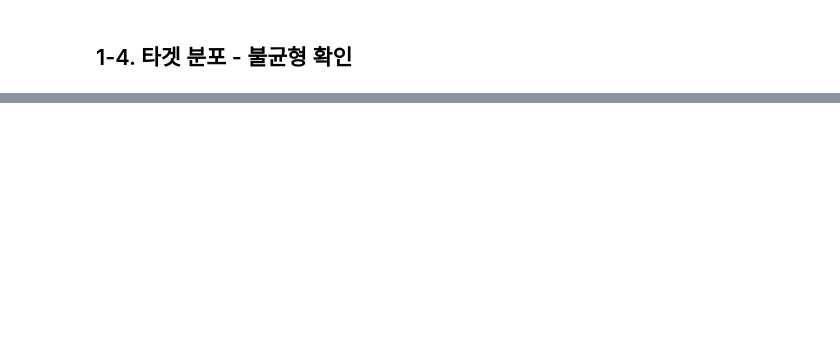
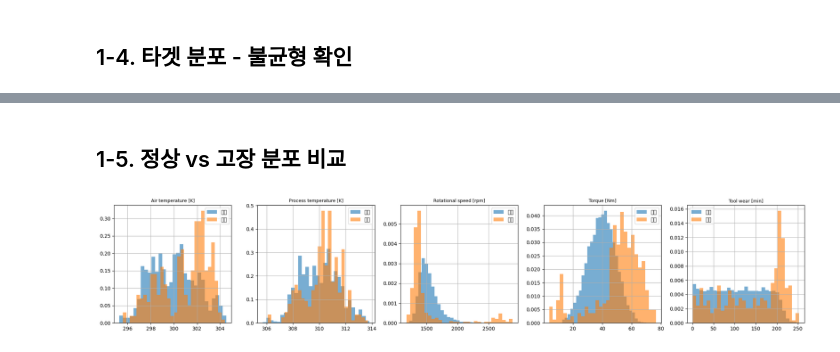
Before and after one commit to namelesspark/posco-pdm-academy, a Jupyter notebook: Sandbox/machine_learning.ipynb, the cells around one changed output, grey strips where cells are left out. Saved outputs shown, nothing was run; the diff lists cells and outputs as text; code cells hidden in the pictures; blank space fills up the shorter version.

Commit message:
2026.07.20 23:17 update machine_learning.ipynb

```diff
--- a/Sandbox/machine_learning.ipynb
+++ b/Sandbox/machine_learning.ipynb
@@ -66,0 +109,25 @@ print(df[fails].sum().sort_values(ascending = False))
+# %% [markdown]
+## 1-5. 정상 vs 고장 분포 비교
+# %%
+features = [
+    'Air temperature [K]',
+    'Process temperature [K]',
+    'Rotational speed [rpm]',
+    'Torque [Nm]',
+    'Tool wear [min]'
+]
+
+fig, axes = plt.subplots(1, 5, figsize=(20, 4))
+for ax, col in zip(axes, features):
+    df[df["Machine failure"] == 0][col].hist(
+        ax=ax, bins=30, alpha=0.6, label="정상", density=True
+    )
+    df[df["Machine failure"] == 1][col].hist(
+        ax=ax, bins=30, alpha=0.6, label="고장", density=True
+    )
+    ax.set_title(col, fontsize=9)
+    ax.legend()
+plt.tight_layout()
+plt.show()
+# %% [output]
+[figure, added]
```
Also changed, not shown: parts of 2 cells of this notebook.
